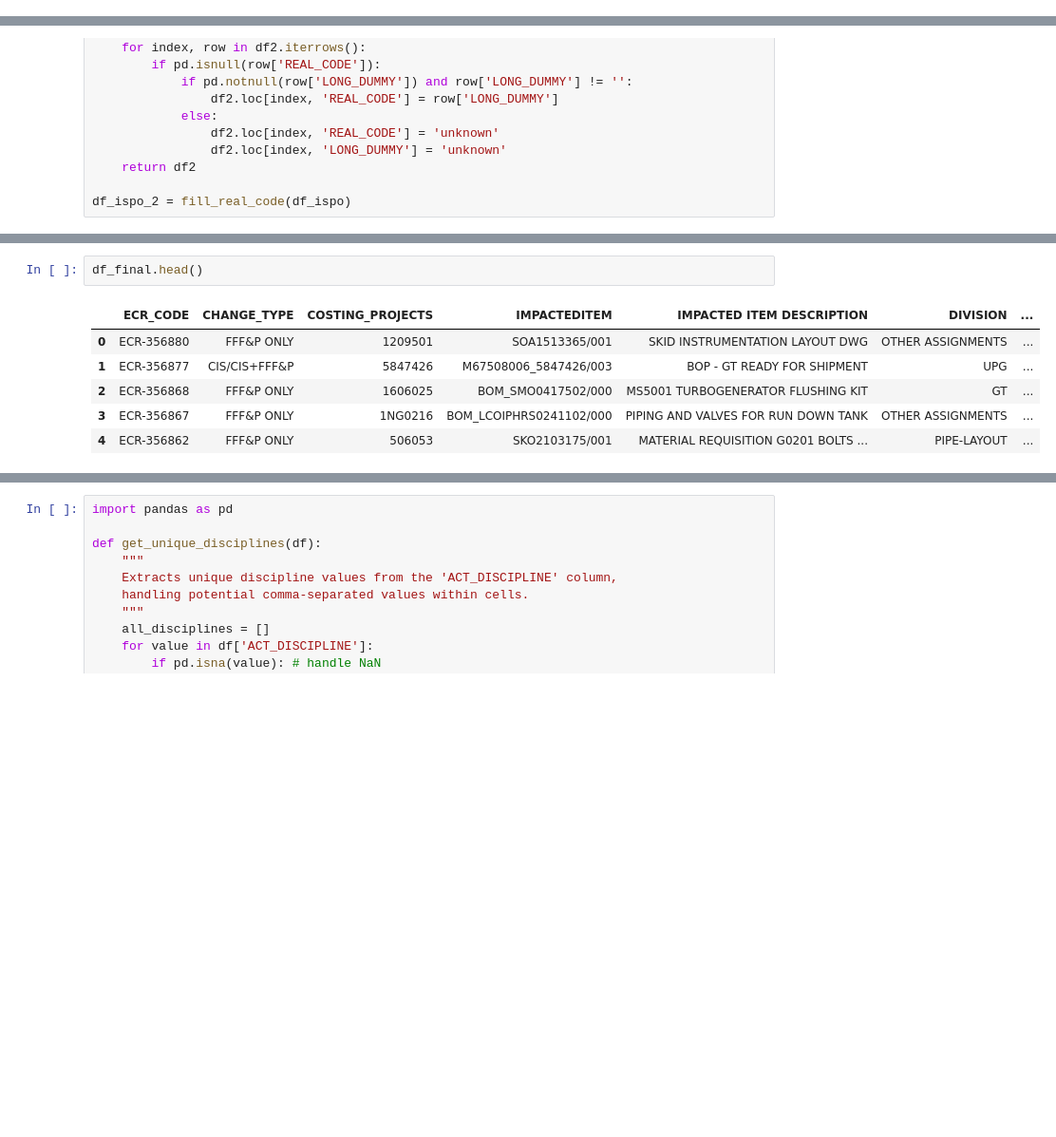
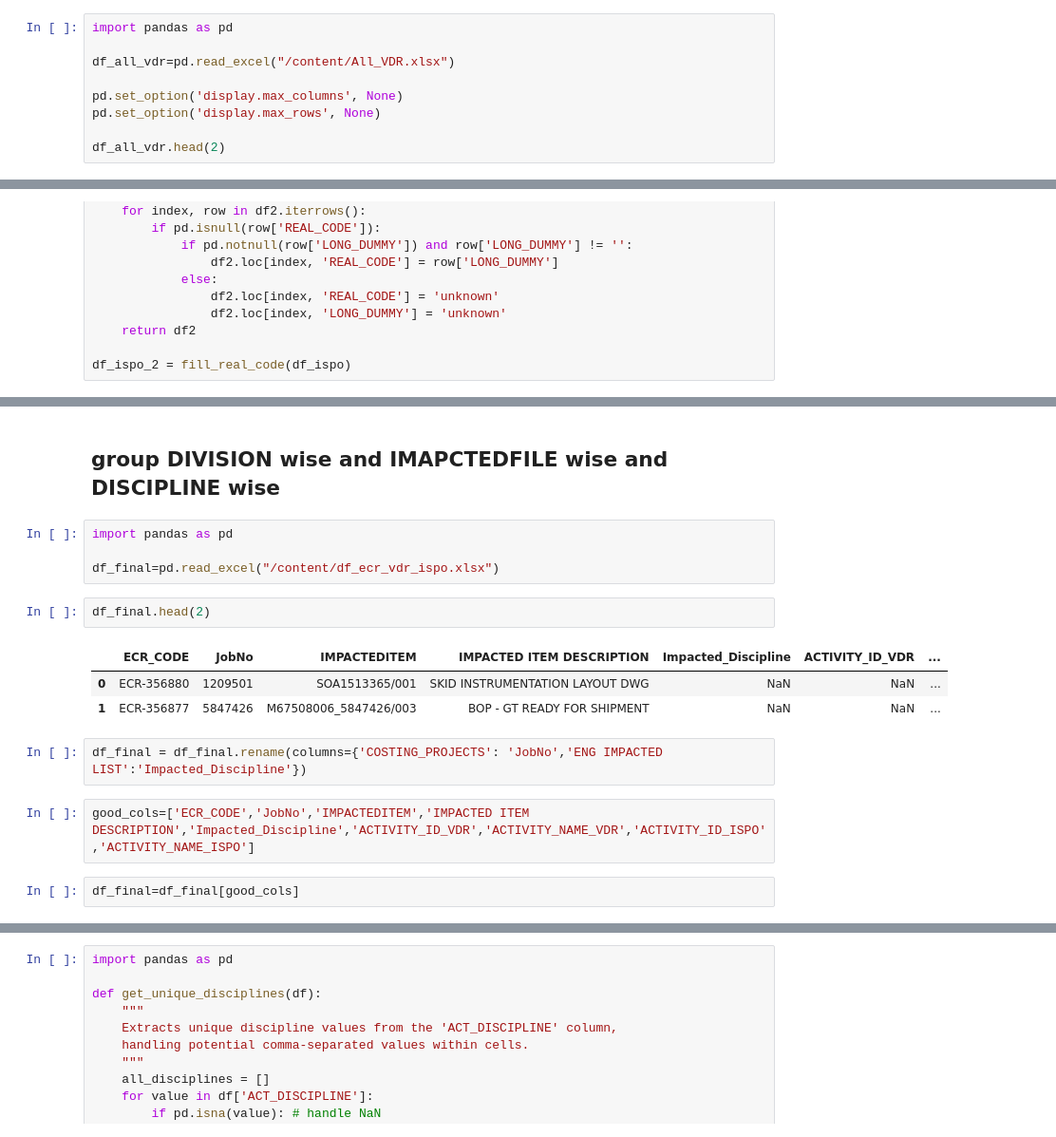
Before and after one commit to adnaksbhat/Colab_JupyterNotebooks, a Jupyter notebook: wow.ipynb, the cells around one changed output, grey strips where cells are left out. Shown at 95% size. Cells and saved outputs as stored; diff of their text form; blank space fills up the shorter version.

```diff
--- a/wow.ipynb
+++ b/wow.ipynb
@@ -345,0 +345,9 @@ df.head(2)
+# %%
+import pandas as pd
+
+df_all_vdr=pd.read_excel("/content/All_VDR.xlsx")
+
+pd.set_option('display.max_columns', None)
+pd.set_option('display.max_rows', None)
+
+df_all_vdr.head(2)
@@ -432,9 +550,18 @@ files.download('df_final_dis.csv')
+# %% [markdown]
+## group DIVISION wise and IMAPCTEDFILE wise and DISCIPLINE wise
+# %%
+import pandas as pd
+
+df_final=pd.read_excel("/content/df_ecr_vdr_ispo.xlsx")
 # %%
-df_final.head()
+df_final.head(2)
 # %% [output]
-|  | ECR_CODE | CHANGE_TYPE | COSTING_PROJECTS | IMPACTEDITEM | IMPACTED ITEM DESCRIPTION | DIVISION | ... |
-| 0 | ECR-356880 | FFF&P ONLY | 1209501 | SOA1513365/001 | SKID INSTRUMENTATION LAYOUT DWG | OTHER ASSIGNMENTS | ... |
-| 1 | ECR-356877 | CIS/CIS+FFF&P | 5847426 | M67508006_5847426/003 | BOP - GT READY FOR SHIPMENT | UPG | ... |
-| 2 | ECR-356868 | FFF&P ONLY | 1606025 | BOM_SMO0417502/000 | MS5001 TURBOGENERATOR FLUSHING KIT | GT | ... |
-| 3 | ECR-356867 | FFF&P ONLY | 1NG0216 | BOM_LCOIPHRS0241102/000 | PIPING AND VALVES FOR RUN DOWN TANK | OTHER ASSIGNMENTS | ... |
-| 4 | ECR-356862 | FFF&P ONLY | 506053 | SKO2103175/001 | MATERIAL REQUISITION G0201 BOLTS ... | PIPE-LAYOUT | ... |
+|  | ECR_CODE | JobNo | IMPACTEDITEM | IMPACTED ITEM DESCRIPTION | Impacted_Discipline | ACTIVITY_ID_VDR | ... |
+| 0 | ECR-356880 | 1209501 | SOA1513365/001 | SKID INSTRUMENTATION LAYOUT DWG | NaN | NaN | ... |
+| 1 | ECR-356877 | 5847426 | M67508006_5847426/003 | BOP - GT READY FOR SHIPMENT | NaN | NaN | ... |
+# %%
+df_final = df_final.rename(columns={'COSTING_PROJECTS': 'JobNo','ENG IMPACTED LIST':'Impacted_Discipline'})
+# %%
+good_cols=['ECR_CODE','JobNo','IMPACTEDITEM','IMPACTED ITEM DESCRIPTION','Impacted_Discipline','ACTIVITY_ID_VDR','ACTIVITY_NAME_VDR','ACTIVITY_ID_ISPO','ACTIVITY_NAME_ISPO']
+# %%
+df_final=df_final[good_cols]
```
Also changed, not shown: parts of 56 cells of this notebook.
